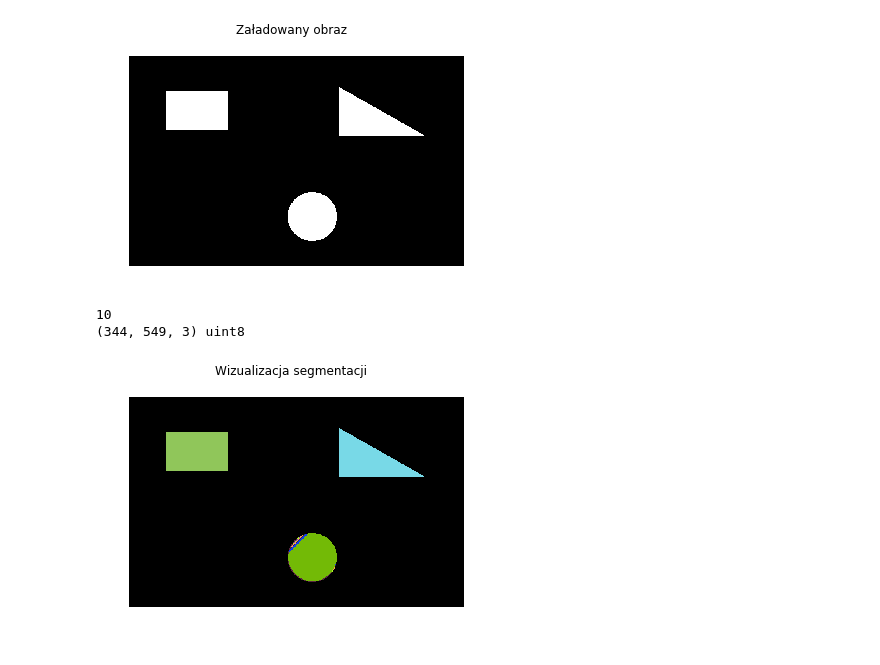
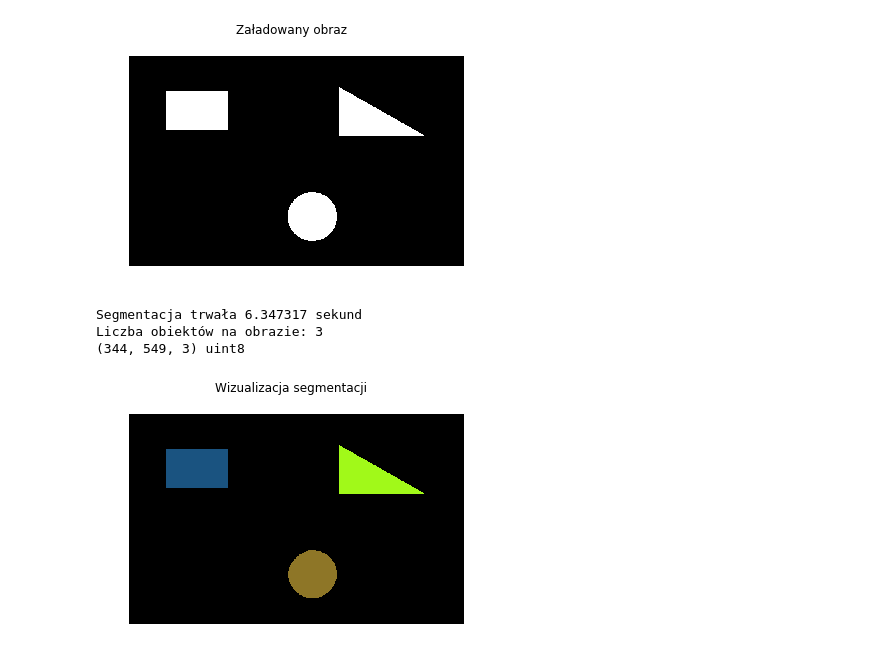
Before and after one commit to Machina123/ImageProcessing, a Jupyter notebook: Lab6/99_homework.ipynb, the cells around one changed output. Saved outputs shown, nothing was run; the diff lists cells and outputs as text; code cells hidden in the pictures.

```diff
--- a/Lab6/99_homework.ipynb
+++ b/Lab6/99_homework.ipynb
@@ -8,4 +9,5 @@ import random
 # %%
+INT32_MAX = 2147483647
 COLOR_FOREGROUND = 255
 COLOR_BACKGROUND = 0
 
@@ -72,7 +74,7 @@ def get_neighbouring(segment_table, px=0, py=0):
 
 def get_min_neighbouring(segment_table, px=0, py=0):
     neighbouring = []
-    min_neighbouring = 2147483647
+    min_neighbouring = INT32_MAX
 
     if is_in_image(segment_table.shape, px=px-1, py=py-1):      # top left
         neighbouring.append(segment_table[px-1][py-1])
@@ -94,39 +96,59 @@ def get_min_neighbouring(segment_table, px=0, py=0):
     for i in range(len(neighbouring)):
         if neighbouring[i] < min_neighbouring:
             min_neighbouring = neighbouring[i]
-    return min_neighbouring
+    return 0 if min_neighbouring == INT32_MAX else min_neighbouring
 
 def try_joining_objects(segment_table):
     for i in range(segment_table.shape[0]):
         for j in range(segment_table.shape[1]):
             min_neighbour = get_min_neighbouring(segment_table, px=i, py=j)
             if min_neighbour:
                 segment_table[i][j] = min_neighbour
+    return segment_table
+
+def discard_small_objects(segment_table):
+    small_obj_threshold_pct = 0.005
+    image_size = segment_table.shape[0] * segment_table.shape[1]
+    small_obj_threshold_count = math.floor(small_obj_threshold_pct * image_size)
+    unique_elements, counts_elements = np.unique(segment_table, return_counts=True)
+    tobediscarded = [False] * len(unique_elements)
+    for i in range(1, len(unique_elements)):
+        if counts_elements[i] <= small_obj_threshold_count:
+            tobediscarded[i] = True
+    discard_dict = dict(zip(unique_elements, tobediscarded))
+    for i in range(segment_table.shape[0]):
+        for j in range(segment_table.shape[1]):
+            if discard_dict.get(segment_table[i][j]) == True:
+                segment_table[i][j] = 0
     return segment_table
 
 def segment_by_region_growing(im):
     object_num = 1
     segment_table = np.zeros(im.shape, dtype=np.uint32)
     global COLOR_FOREGROUND, COLOR_BACKGROUND
     for i in range(im.shape[0]):
         for j in range(im.shape[1]):
             if im[i][j] == COLOR_FOREGROUND:
                 first_neighbour = get_neighbouring(segment_table, px=i, py=j)
                 if first_neighbour != 0:
                     segment_table[i][j] = first_neighbour
                 else:
                     segment_table[i][j] = object_num
                     object_num += 1
             else:
                 continue
-    try_joining_objects(segment_table)
+    for i in range(5):
+        try_joining_objects(segment_table)
+    discard_small_objects(segment_table)
     return segment_table
 
 table = segment_by_region_growing(bim)
-print(get_max_obj_no(table))
+print("Segmentacja trwała %f sekund" % time_delta)
+print("Liczba obiektów na obrazie: %d" % get_max_obj_no(table))
 
 showimg(visualize(table), _title="Wizualizacja segmentacji")
 # %% [output]
-10
+Segmentacja trwała 6.347317 sekund
+Liczba obiektów na obrazie: 3
 (344, 549, 3) uint8
-[figure, old version]
+[figure, new version]
```
Also changed, not shown: parts of 1 cell of this notebook, 3 other files.
